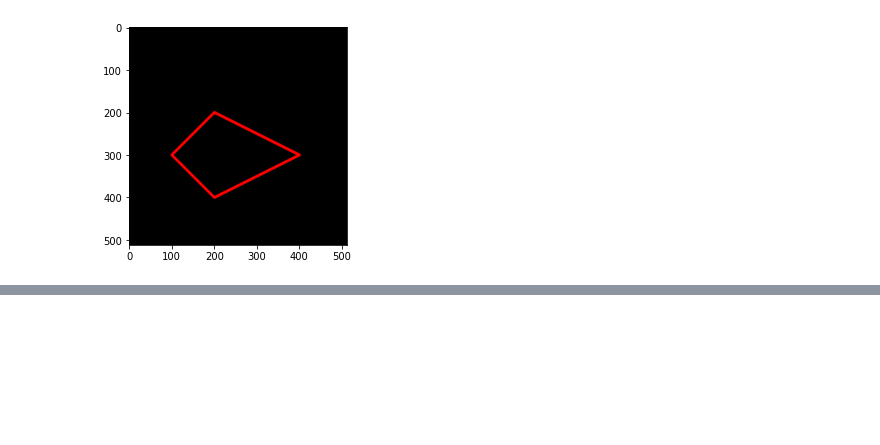
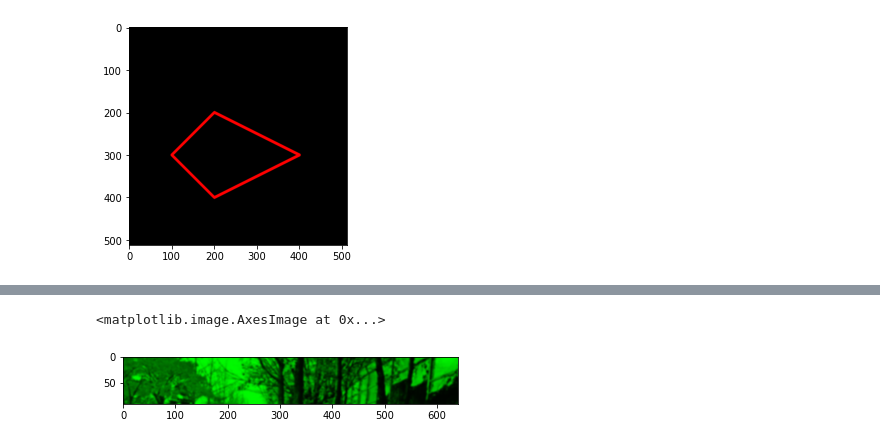
Before and after one commit to fajarpw/PCVK_Genap_2021, a Jupyter notebook: Week2.ipynb, the cells around one changed output, grey strips where cells are left out. Cells and saved outputs as stored; diff of their text form; code cells hidden in the pictures; blank space fills up the shorter version.

```diff
--- a/Week2.ipynb
+++ b/Week2.ipynb
@@ -131,0 +173,10 @@ plt.imshow(black_img2)
+# %%
+#Tugas 4
+img_task4 = img.copy()
+img_task4[:,:,0] = 0
+img_task4[:,:,2] = 0
+task4 = img_task4[10:100,:]
+plt.imshow(task4)
+# %% [output]
+<matplotlib.image.AxesImage at 0x...>
+[figure, added]
```
Also changed, not shown: parts of 9 cells of this notebook.
